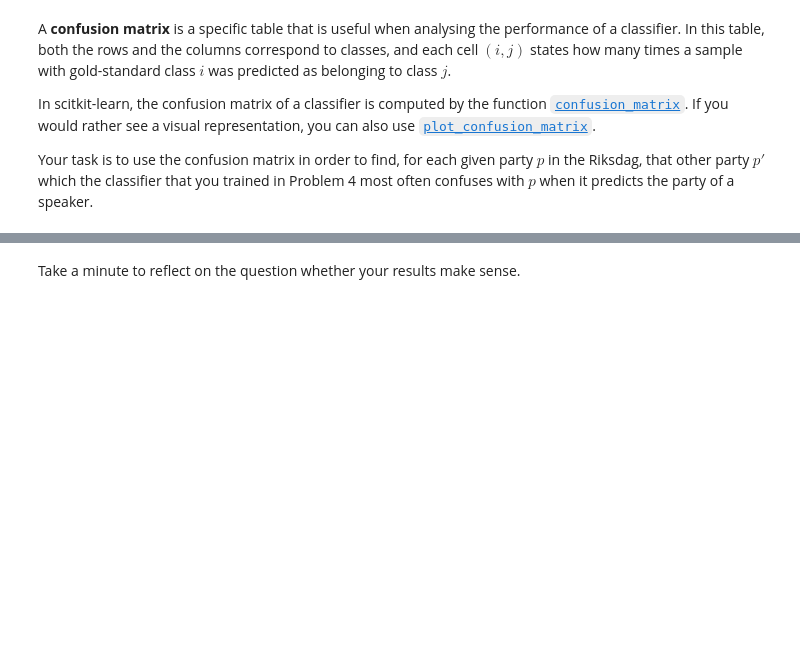
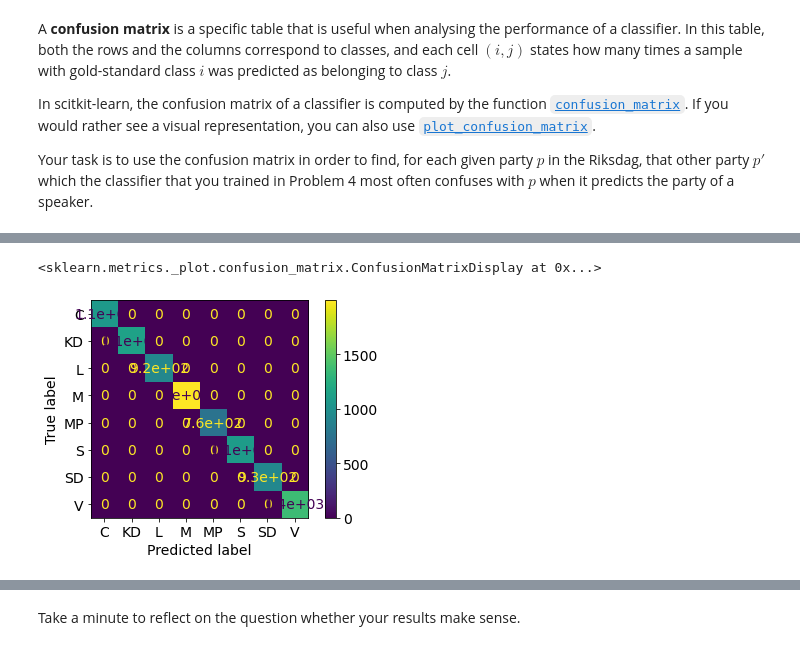
Before and after one commit to jrakhshanda/Text-Mining, a Jupyter notebook: TM_L2.ipynb, the cells around one changed output, grey strips where cells are left out. Cells and saved outputs as stored; diff of their text form; code cells hidden in the pictures; blank space fills up the shorter version.

```diff
--- a/TM_L2.ipynb
+++ b/TM_L2.ipynb
@@ -184,6 +237,7 @@ X_under,y_under = X_under.reshape(5752), y_under.reshape(5752)
 # %%
-pipe = Pipeline(steps=[('vectorizer', TfidfVectorizer()), ('multinomialNB', MultinomialNB())])
-pipe.fit(X_under, y_under)
-y_pred = pipe.predict(X_test)
-print("Accuracy",pipe.score(X_test,y_test))
+pipe2 = Pipeline(steps=[('vectorizer', CountVectorizer()), ('multinomialNB', MultinomialNB())])
+pipe2.fit(X_under, y_under)
+y_pred2 = pipe2.predict(X_test)
+print("Accuracy Using tf-idf Vectorizer on training data:",pipe2.score(X_train,y_train))
+print("Accuracy Using tf-idf Vectorizer on test data:",pipe2.score(X_test,y_test))
 # %% [output]
@@ -235,0 +291,5 @@ print(confusion_matrix(y_test,y_pred,labels=ind.sort()))
+# %%
+plot_confusion_matrix(estimator=pipe2, X=X_test,y_true=y_pred2)
+# %% [output]
+<sklearn.metrics._plot.confusion_matrix.ConfusionMatrixDisplay at 0x...>
+[figure, added]
```
Also changed, not shown: parts of 27 cells of this notebook.
